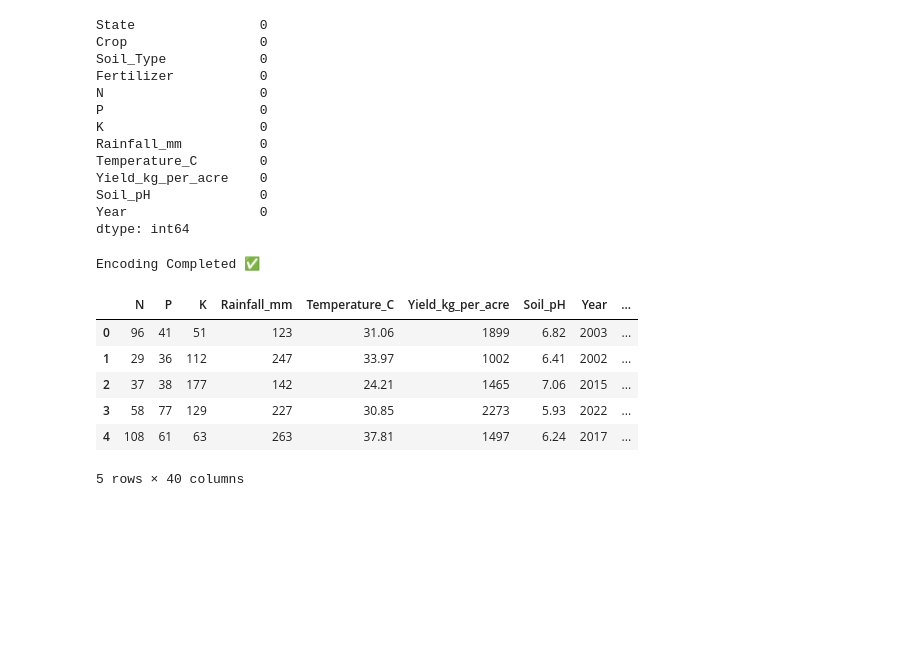
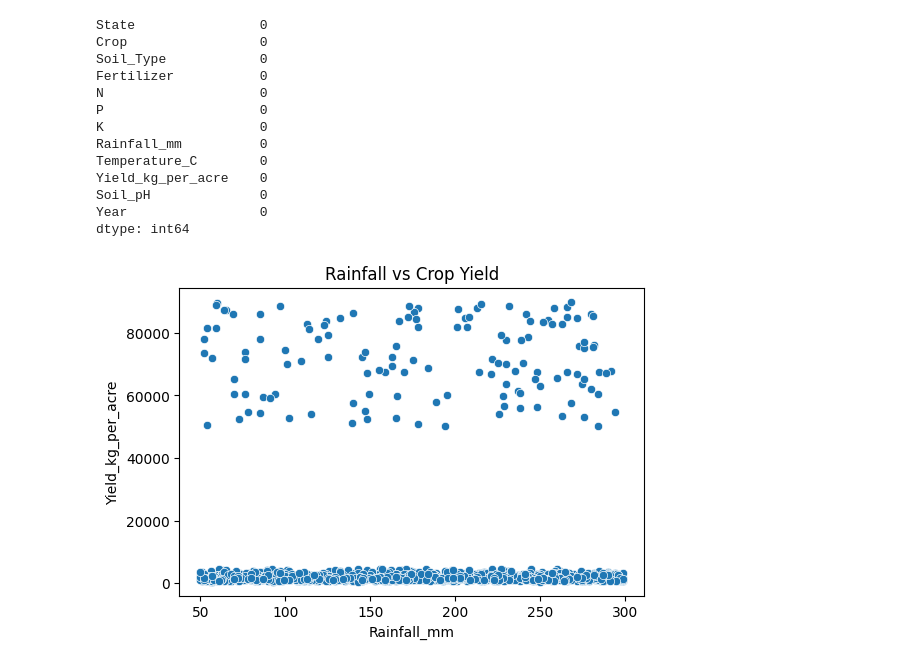
Before and after one commit to springboardmentor1/agritield-predictor, a Jupyter notebook: milestone1_2.ipynb, the cells around one changed output. Cells and saved outputs as stored; diff of their text form; code cells hidden in the pictures; blank space fills up the shorter version.

```diff
--- a/milestone1_2.ipynb
+++ b/milestone1_2.ipynb
@@ -79,17 +87,3 @@ dtype: int64
 # %%
 
 df = df.drop_duplicates()
-# %%
-df_encoded = pd.get_dummies(df, drop_first=True)
-
-print("Encoding Completed ✅")
-df_encoded.head()
-# %% [output]
-Encoding Completed ✅
-|  | N | P | K | Rainfall_mm | Temperature_C | Yield_kg_per_acre | Soil_pH | Year | ... |
-| 0 | 96 | 41 | 51 | 123 | 31.06 | 1899 | 6.82 | 2003 | ... |
-| 1 | 29 | 36 | 112 | 247 | 33.97 | 1002 | 6.41 | 2002 | ... |
-| 2 | 37 | 38 | 177 | 142 | 24.21 | 1465 | 7.06 | 2015 | ... |
-| 3 | 58 | 77 | 129 | 227 | 30.85 | 2273 | 5.93 | 2022 | ... |
-| 4 | 108 | 61 | 63 | 263 | 37.81 | 1497 | 6.24 | 2017 | ... |
-5 rows × 40 columns
@@ -109,0 +90,7 @@ final_df.to_csv("cleaned_dataset.csv", index=False)
+# %%
+plt.figure(figsize=(6,4))
+sns.scatterplot(x='Rainfall_mm', y='Yield_kg_per_acre', data=df)
+plt.title("Rainfall vs Crop Yield")
+plt.show()
+# %% [output]
+[figure, added]
```
Also changed, not shown: parts of 16 cells of this notebook, 1 other file.
